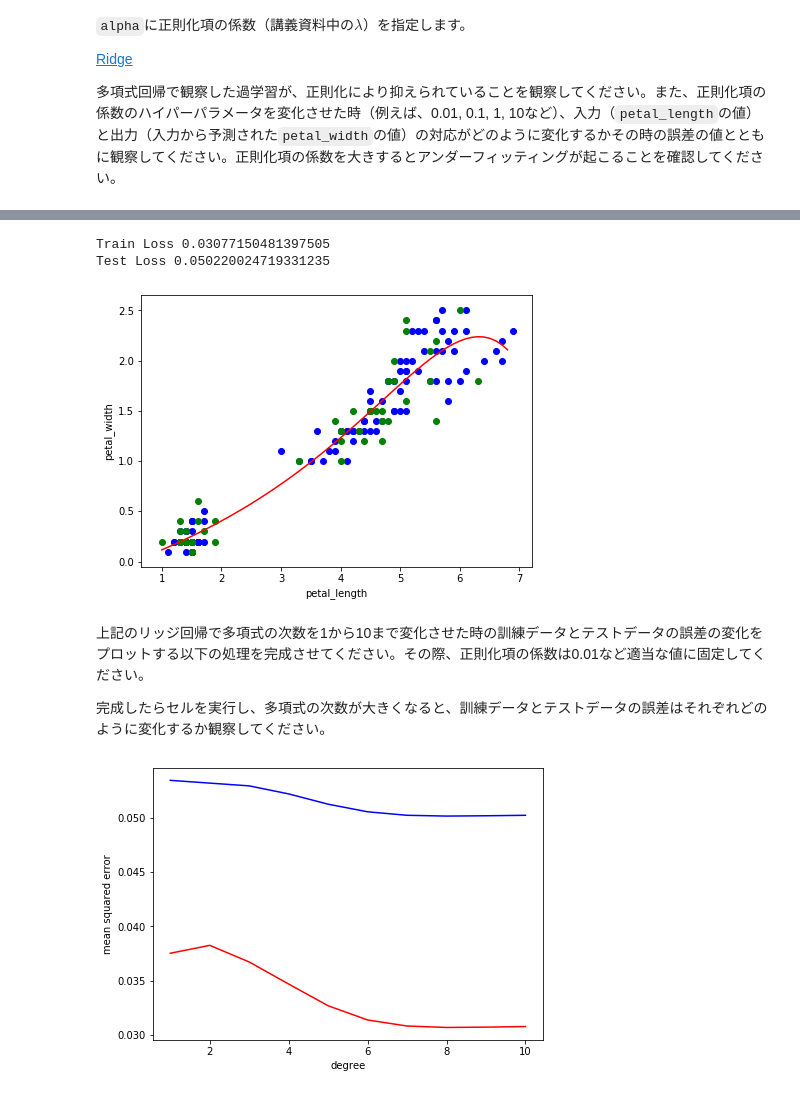
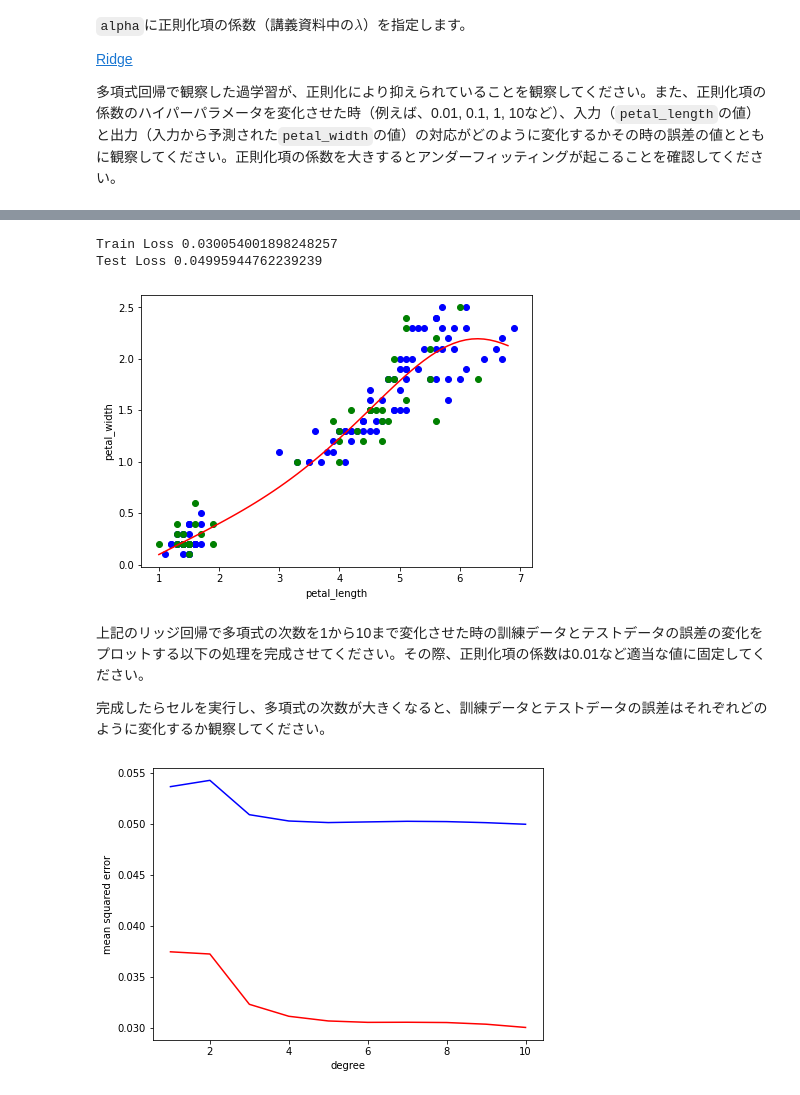
Before and after one commit to UTDataMining/2022A, a Jupyter notebook: lab9/sklearn4.ipynb, the cells around one changed output, grey strips where cells are left out. Drawn from its saved outputs; the diff is of its cells as text; code cells hidden in the pictures.

```diff
--- a/lab9/sklearn4.ipynb
+++ b/lab9/sklearn4.ipynb
@@ -60,6 +60,7 @@ from sklearn.linear_model import LinearRegression
 from sklearn.metrics import mean_squared_error
 from sklearn.preprocessing import PolynomialFeatures
 from sklearn.model_selection import train_test_split
+from sklearn.preprocessing import StandardScaler
 
 def iris_poly_regression(n):
     # 引数 n: 多項式の次数
@@ -77,8 +78,13 @@ def iris_poly_regression(n):
     poly_X_train=poly.fit_transform(X_train)
     poly_X_test=poly.fit_transform(X_test)
 
+    # 特徴量を標準化
+    sc = StandardScaler()
+    poly_X_train = sc.fit_transform(poly_X_train)
+    poly_X_test = sc.transform(poly_X_test)
+
     # 訓練データへ適合
-    model=LinearRegression(normalize=True) # normalize=Trueで各特徴量を標準化
+    model=LinearRegression()
     model.fit(poly_X_train, y_train)
 
     # 訓練データ誤差
@@ -97,7 +103,7 @@ def iris_poly_regression(n):
 
     # 曲線描画用のデータポイント
     X_point=np.arange(X.min(),X.max(),0.1)[:,np.newaxis]
-    y_point=model.predict(poly.fit_transform(X_point))
+    y_point=model.predict(sc.transform(poly.fit_transform(X_point)))
 
     plt.figure(figsize=(7,5))
     plt.xlabel('petal_length')
@@ -148,8 +154,13 @@ for n in degree:
     poly_X_train=poly.fit_transform(X_train)
     poly_X_test=poly.fit_transform(X_test)
 
+    # 特徴量を標準化
+    sc = StandardScaler()
+    poly_X_train = sc.fit_transform(poly_X_train)
+    poly_X_test = sc.transform(poly_X_test)
+
     # 訓練データへ適合
-    model=LinearRegression(normalize=True) # normalize=Trueで各特徴量を標準化
+    model=LinearRegression()
     model.fit(poly_X_train, y_train)
 
     # 訓練データ誤差
@@ -198,9 +209,14 @@ def iris_poly_ridge(n, a):
     poly_X_train=poly.fit_transform(X_train)
     poly_X_test=poly.fit_transform(X_test)
 
+    # 特徴量を標準化
+    sc = StandardScaler()
+    poly_X_train = sc.fit_transform(poly_X_train)
+    poly_X_test = sc.transform(poly_X_test)
+
     # 訓練データへ適合
     # リッジ回帰モデル（aは正則化項の係数）
-    model=Ridge(alpha=a, normalize=True)
+    model=Ridge(alpha=a)
     model.fit(poly_X_train, y_train)
 
     # 訓練データ誤差
@@ -219,7 +235,7 @@ def iris_poly_ridge(n, a):
 
     # 曲線描画用のデータポイント
     X_point=np.arange(X.min(),X.max(),0.1)[:,np.newaxis]
-    y_point=model.predict(poly.fit_transform(X_point))
+    y_point=model.predict(sc.transform(poly.fit_transform(X_point)))
 
     plt.figure(figsize=(7,5))
     plt.xlabel('petal_length')
@@ -244,9 +260,9 @@ Test Loss 0.05292895964274187
 # %%
 train_loss, test_loss = iris_poly_ridge(10, 0.01)
 # %% [output]
-Train Loss 0.03077150481397505
-Test Loss 0.050220024719331235
+Train Loss 0.030054001898248257
+Test Loss 0.04995944762239239
-[figure, old version]
+[figure, new version]
 # %% [markdown]
 上記のリッジ回帰で多項式の次数を1から10まで変化させた時の訓練データとテストデータの誤差の変化をプロットする以下の処理を完成させてください。その際、正則化項の係数は0.01など適当な値に固定してください。
 
@@ -254,6 +270,8 @@ Test Loss 0.050220024719331235
 # %%
 ### 上記のリッジ回帰で多項式の次数を1から10まで変化させた時の
 ### 訓練データとテストデータの誤差の変化曲線を表示するコード
+
+a = 0.01 # 正則化係数
 
 degree=np.arange(1,11) # 次数(1から10)
 train_curve=[] # 各次数の訓練データ誤差のリスト
@@ -263,32 +281,37 @@ iris = pd.read_csv('iris.csv')
 X=iris[['petal_length']].values # 入力X
 y=iris[['petal_width']].values # 出力y
 
 X_train, X_test, y_train, y_test = train_test_split(X, y, test_size=0.3, random_state=0)
 
 for n in degree:
     # 入力からn次多項式の特徴量を生成
     poly=PolynomialFeatures(degree=n, include_bias=False)
     poly_X_train=poly.fit_transform(X_train)
     poly_X_test=poly.fit_transform(X_test)
 
+    # 特徴量を標準化
+    sc = StandardScaler()
+    poly_X_train = sc.fit_transform(poly_X_train)
+    poly_X_test = sc.transform(poly_X_test)
+
     # 訓練データへ適合
-    model =  Ridge(alpha=0.01, normalize=True) # normalize=Trueで各特徴量を標準化
+    model =  Ridge(alpha=a)
     model.fit(poly_X_train, y_train)
 
     # 訓練データ誤差
     y_predicted_train = model.predict(poly_X_train) ###訓練データ入力に対する出力を計算するコード###
     train_loss = mean_squared_error(y_train,y_predicted_train) ### 訓練データの誤差を計算するコード ###
     train_curve.append(train_loss) ### train_curveにtrain_lossを追加するコード ###
 
     # テストデータ誤差
     y_predicted_test = model.predict(poly_X_test) ###テストデータ入力に対する出力を計算するコード###
     test_loss = mean_squared_error(y_test,y_predicted_test) ### テストデータの誤差を計算するコード ###
     test_curve.append(test_loss) ### test_curveにtest_lossを追加するコード ###
 
 plt.figure(figsize=(7,5))
 plt.xlabel('degree')
 plt.ylabel('mean squared error')
 plt.plot(degree, train_curve, color='red'); # 訓練データ誤差曲線
 plt.plot(degree, test_curve, color='blue'); # テストデータ誤差曲線
 # %% [output]
-[figure, old version]
+[figure, new version]
```
Also changed, not shown: parts of 7 cells of this notebook.
